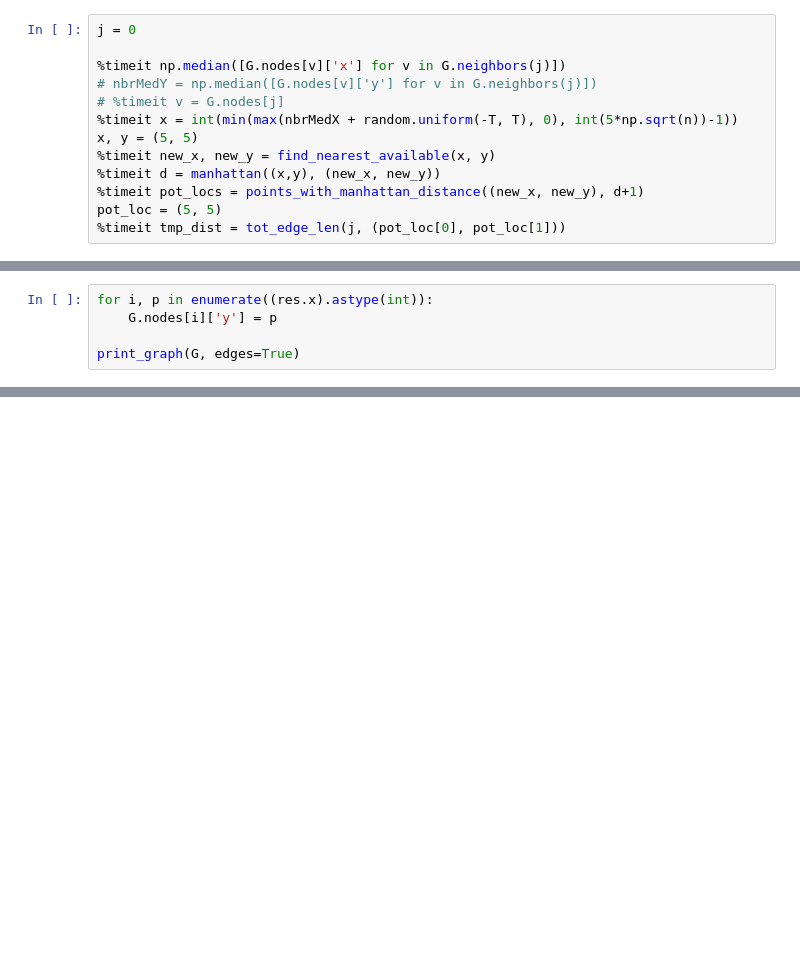
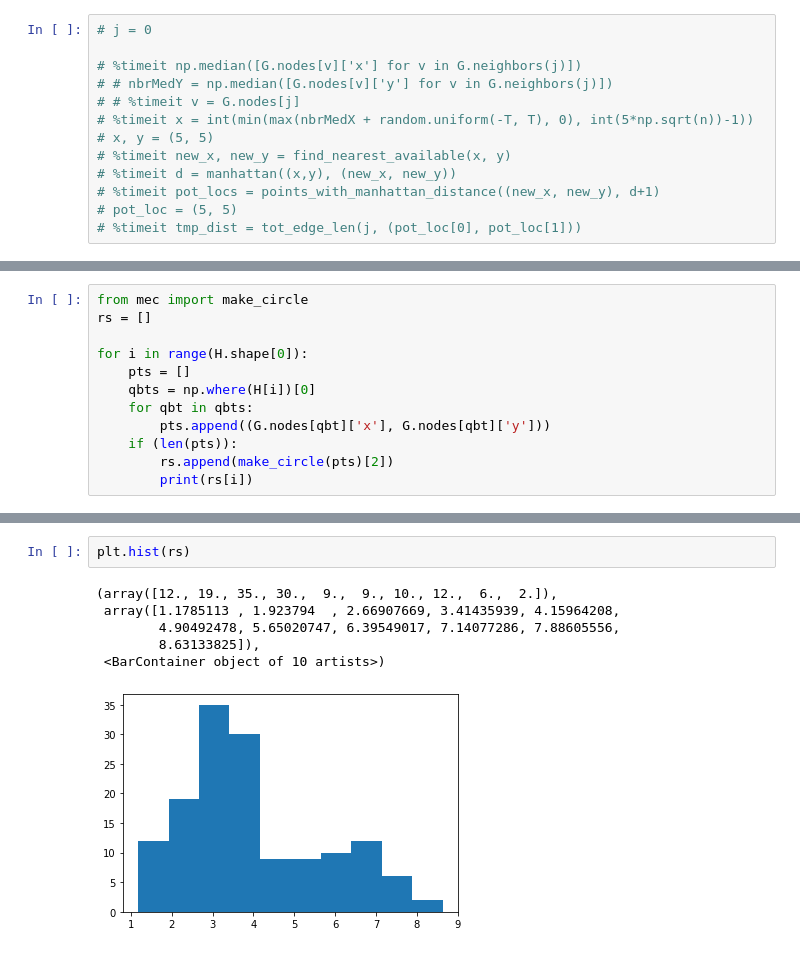
Before and after one commit to noahberthusen/qecc_routing, a Jupyter notebook: src_py/graph_embedding2.ipynb, the cells around one changed output, grey strips where cells are left out. Drawn from its saved outputs; the diff is of its cells as text; blank space fills up the shorter version.

```diff
--- a/src_py/graph_embedding2.ipynb
+++ b/src_py/graph_embedding2.ipynb
@@ -228,15 +371,15 @@ def manhattan(p1, p2):
 def tot_edge_len(v, p):
     return sum([manhattan(p, (G.nodes[nbr]['x'], G.nodes[nbr]['y'])) for nbr in G.neighbors(v)])
 # %%
-j = 0
+# j = 0
 
-%timeit np.median([G.nodes[v]['x'] for v in G.neighbors(j)])
-# nbrMedY = np.median([G.nodes[v]['y'] for v in G.neighbors(j)])
-# %timeit v = G.nodes[j]
-%timeit x = int(min(max(nbrMedX + random.uniform(-T, T), 0), int(5*np.sqrt(n))-1))
-x, y = (5, 5)
-%timeit new_x, new_y = find_nearest_available(x, y)
-%timeit d = manhattan((x,y), (new_x, new_y))
-%timeit pot_locs = points_with_manhattan_distance((new_x, new_y), d+1)
-pot_loc = (5, 5)
-%timeit tmp_dist = tot_edge_len(j, (pot_loc[0], pot_loc[1]))
+# %timeit np.median([G.nodes[v]['x'] for v in G.neighbors(j)])
+# # nbrMedY = np.median([G.nodes[v]['y'] for v in G.neighbors(j)])
+# # %timeit v = G.nodes[j]
+# %timeit x = int(min(max(nbrMedX + random.uniform(-T, T), 0), int(5*np.sqrt(n))-1))
+# x, y = (5, 5)
+# %timeit new_x, new_y = find_nearest_available(x, y)
+# %timeit d = manhattan((x,y), (new_x, new_y))
+# %timeit pot_locs = points_with_manhattan_distance((new_x, new_y), d+1)
+# pot_loc = (5, 5)
+# %timeit tmp_dist = tot_edge_len(j, (pot_loc[0], pot_loc[1]))
@@ -461,5 +513,0 @@ optimal rho estimate: 1.34e+00
-# %%
-for i, p in enumerate((res.x).astype(int)):
-    G.nodes[i]['y'] = p
-
-print_graph(G, edges=True)
@@ -471,0 +518,12 @@ KeyboardInterrupt:
+# %%
+from mec import make_circle
+rs = []
+
+for i in range(H.shape[0]):
+    pts = []
+    qbts = np.where(H[i])[0]
+    for qbt in qbts:
+        pts.append((G.nodes[qbt]['x'], G.nodes[qbt]['y']))
+    if (len(pts)):
+        rs.append(make_circle(pts)[2])
+        print(rs[i])
@@ -471,0 +548,9 @@ KeyboardInterrupt:
+# %%
+plt.hist(rs)
+# %% [output]
+(array([12., 19., 35., 30.,  9.,  9., 10., 12.,  6.,  2.]),
+ array([1.1785113 , 1.923794  , 2.66907669, 3.41435939, 4.15964208,
+        4.90492478, 5.65020747, 6.39549017, 7.14077286, 7.88605556,
+        8.63133825]),
+ <BarContainer object of 10 artists>)
+[figure, added]
```
Also changed, not shown: parts of 17 cells of this notebook, 4 other files.
